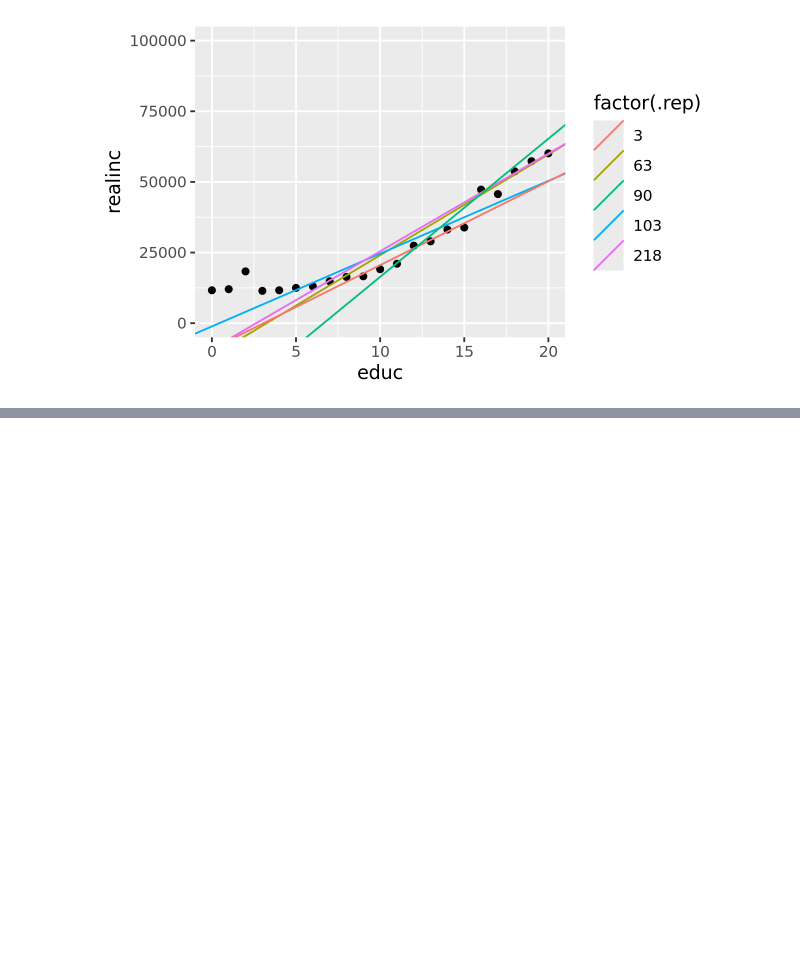
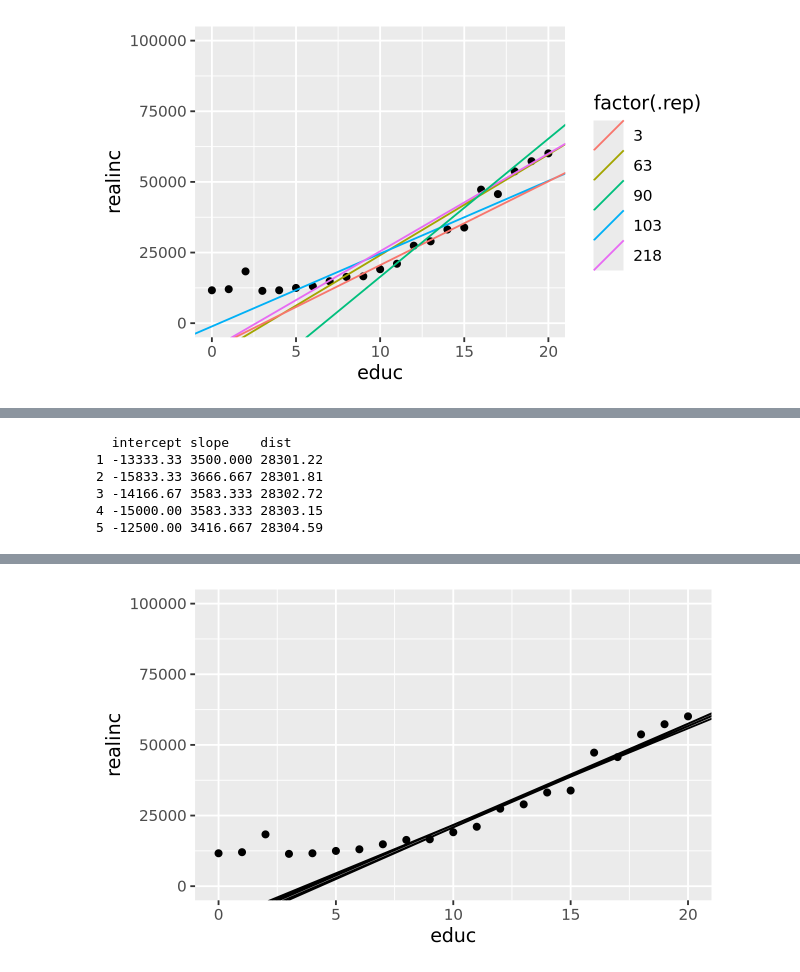
Before and after one commit to chuckpr/codespace, a Jupyter notebook: notebooks/model-basics.ipynb, the cells around one changed output, grey strips where cells are left out. Saved outputs shown, nothing was run; the diff lists cells and outputs as text; code cells hidden in the pictures; blank space fills up the shorter version.

```diff
--- a/notebooks/model-basics.ipynb
+++ b/notebooks/model-basics.ipynb
@@ -128,0 +173,8 @@ Warning message:
+# %%
+grid <- expand_grid(
+    intercept = seq(-25000, -5000, length = 500),
+    slope = seq(2500, 4500, length = 500)
+) |>
+   mutate(dist = map2_dbl(intercept, slope, rmse_fn))
+
+grid |> head()
@@ -128,0 +189,23 @@ Warning message:
+# %%
+grid |> slice_min(dist, n = 5)  # dist = rmse
+# %% [output]
+  intercept slope    dist
+1 -13333.33 3500.000 28301.22
+2 -15833.33 3666.667 28301.81
+3 -14166.67 3583.333 28302.72
+4 -15000.00 3583.333 28303.15
+5 -12500.00 3416.667 28304.59
+# %%
+best5 = grid |> slice_min(dist, n = 5)
+
+gss |>
+    group_by(educ) |>
+    summarize(realinc = mean(realinc, na.rm = TRUE)) |>
+    ggplot(aes(x = educ, y = realinc)) +
+    geom_point() +
+    geom_abline(
+        data = best5,
+        aes(intercept = intercept, slope = slope)
+    ) +
+    coord_cartesian(ylim = c(0, 100000))
+# %% [output]
@@ -128,0 +214 @@ Warning message:
+[figure, added]
```
Also changed, not shown: parts of 19 cells of this notebook.
